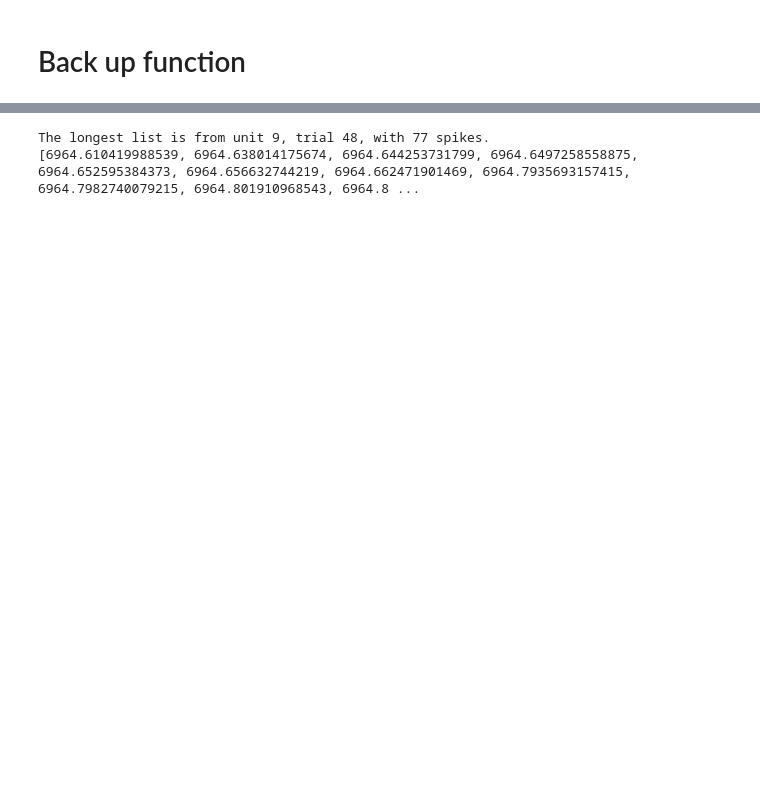
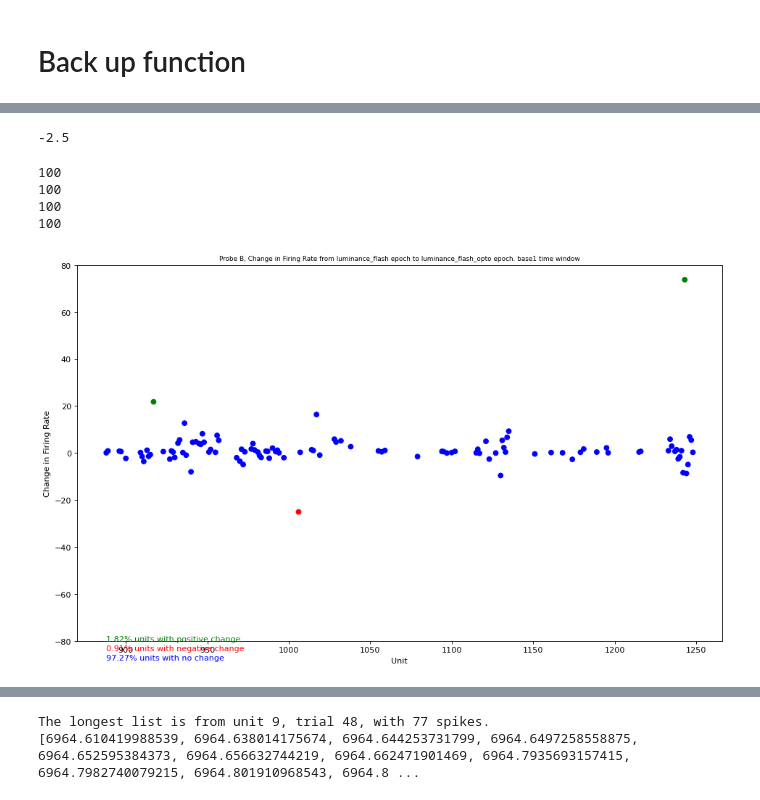
Before and after one commit to granthughes1999/nwb, a Jupyter notebook: Rotation_files/paBoNT2_analysis_grant.ipynb, the cells around one changed output, grey strips where cells are left out. Drawn from its saved outputs; the diff is of its cells as text; code cells hidden in the pictures; blank space fills up the shorter version.

```diff
--- a/Rotation_files/paBoNT2_analysis_grant.ipynb
+++ b/Rotation_files/paBoNT2_analysis_grant.ipynb
@@ -2373,0 +2538,20 @@ fr_early = paBont2.scatter_plot_2("A","V1",'early',path,0,0.04, 0.08,0.005,'lumi
+# %%
+4486.433366666667 - 4489.93336666666 # psth_line
+7796.489433333333 - 7799.989433333333 # psth_line
+4486.433366666667 - 4488.933366666667 # raster
+7796.489433333333 - 7798.989433333333 # raster
+# %% [output]
+-2.5
+# %%
+# path = r"G:/Grant/rotation/2023-09-29_16-07-39_PaBont2/plots/gratings/probeA/"
+# paBont2.allUnit_gratings("A","V1", path,True,)
+# ------------------------ flashes ---------------------------------
+path = r"G:/Grant/rotation/2023-09-29_16-07-39_PaBont2/plots/summary_plots/all/"
+                                               #  pre, post, shift_trigger_start_time, bin_size
+fr_base1_lum_B = paBont2.scatter_plot_3("B","LM",'base1',path,0,0.10, -0.30,0.005,'luminance_flash','luminance_flash_opto',True)
+# %% [output]
+100
+100
+100
+100
+[figure, added]
```
Also changed, not shown: parts of 18 cells of this notebook.
